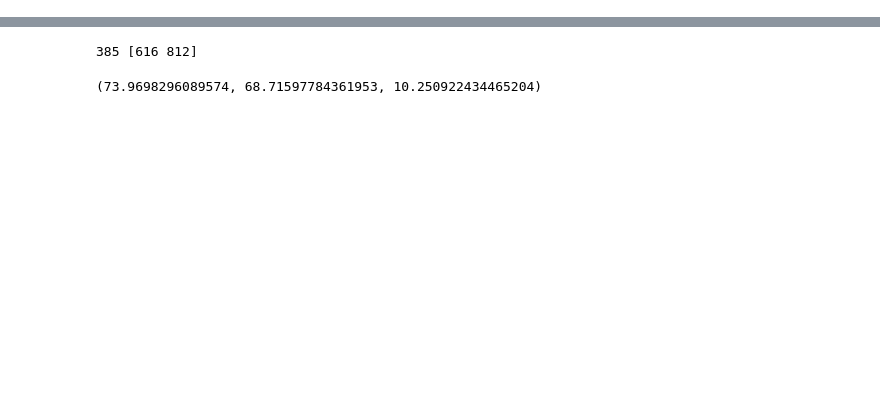
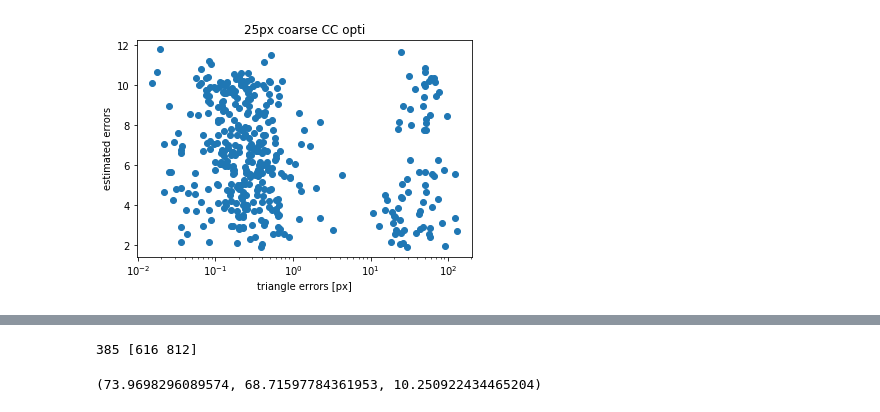
Before and after one commit to xdze2/stretchablecorr, a Jupyter notebook: error_evaluation.ipynb, the cells around one changed output, grey strips where cells are left out. Saved outputs shown, nothing was run; the diff lists cells and outputs as text; code cells hidden in the pictures; blank space fills up the shorter version.

```diff
--- a/error_evaluation.ipynb
+++ b/error_evaluation.ipynb
@@ -86,11 +179,17 @@ def construct_key(p):
 # %%
 # test
 ijk = 19, 20, 21
 #ijk = 4, 6, 8
 IJK = [cube[idx] for idx in ijk]
 params = {'window_half_size': 25,
           'coarse_search': True,
           'phase': False,
           'method':'opti' }
 triangle_errors, estimated_errors  = triangulate(*IJK, points, params)
+
+plt.semilogx(triangle_errors, estimated_errors, 'o')
+plt.title(construct_key(params)); plt.xlabel('triangle errors [px]')
+plt.ylabel('estimated errors');
+# %% [output]
+[figure, added]
 # %%
```
Also changed, not shown: parts of 36 cells of this notebook, 5 other files.
